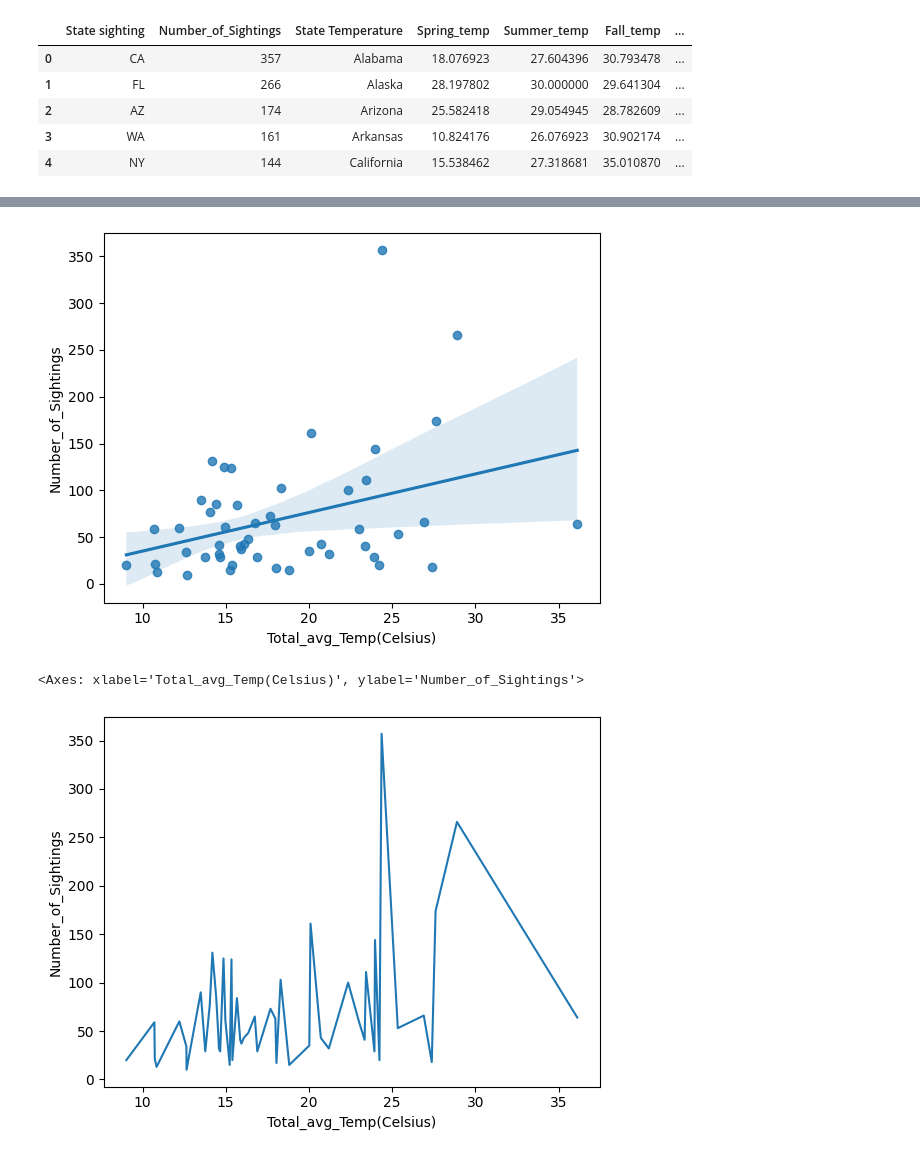
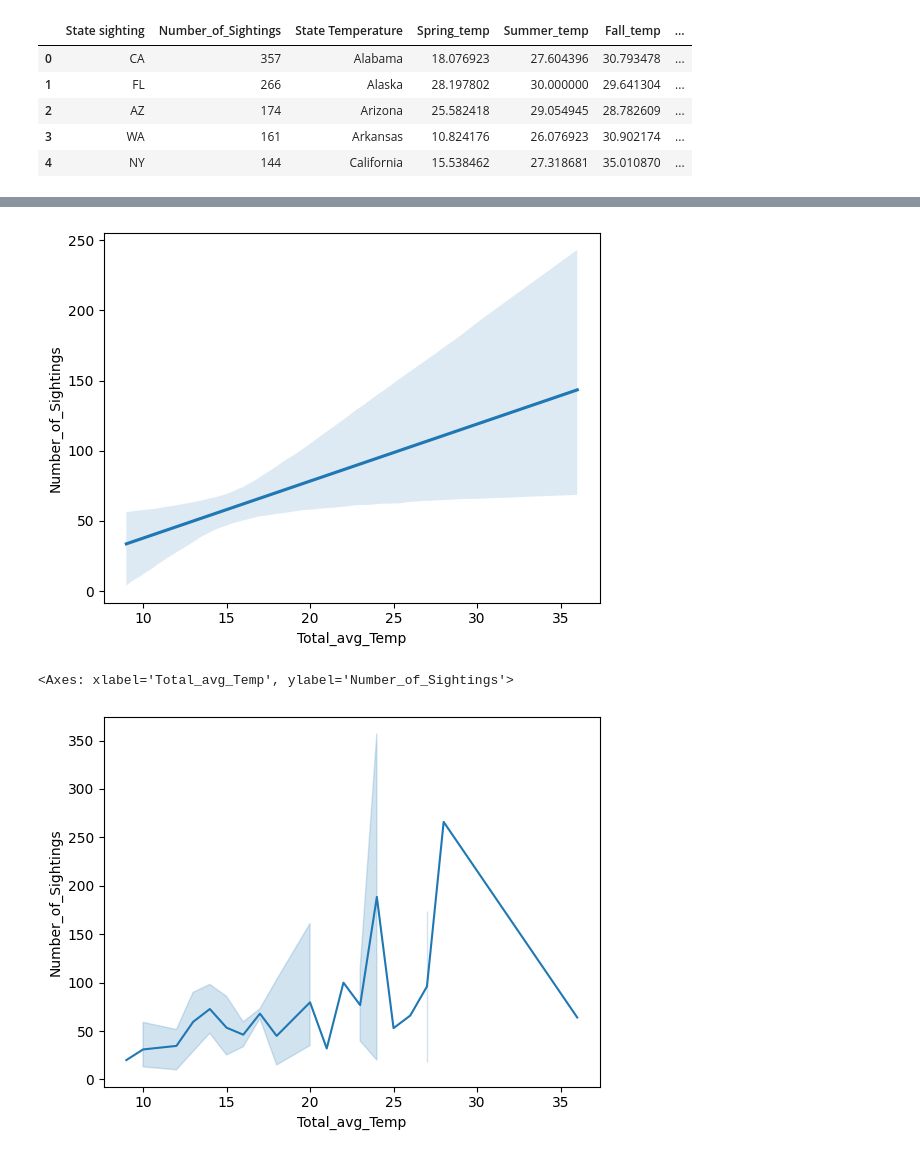
Before and after one commit to southsidefreddy/ufo_project, a Jupyter notebook: ufo.ipynb, the cells around one changed output, grey strips where cells are left out. Cells and saved outputs as stored; diff of their text form; code cells hidden in the pictures.

```diff
--- a/ufo.ipynb
+++ b/ufo.ipynb
@@ -198,0 +200,8 @@ I would also like to convert the original data sources into tables and do an SQL
+# %%
+# convert data type from float to int
+# drop Nan values
+
+ufo = ufo.astype({'Spring_temp':'int','Fall_temp':'int', 'Winter_temp':'int', 'Summer_temp': 'int', 'Total_avg_Temp': 'int'})
+ufo = ufo.dropna()
+
+ufo.head()
@@ -232,5 +248,3 @@ for row in c.fetchall():
-# %%
-ufo.dropna(inplace=True)
 # %% [markdown]
 ## Visualizatons
 
@@ -245,13 +263,13 @@ sns.scatterplot(x='Number_of_Sightings', y='Total_avg_Temp(Celsius)', data=ufo);
 # %%
 # create a regplot that compares Number_of_Sightings with Total_avg_Temp
 
-sns.regplot( x='Total_avg_Temp(Celsius)', y='Number_of_Sightings', data=ufo);
+sns.regplot( x='Total_avg_Temp', y='Number_of_Sightings', data=ufo, scatter=False);
 # %% [output]
-[figure, old version]
+[figure, new version]
 # %%
 # create a lineplot with seaborn that compares Number_of_Sightings with Total_avg_Temp
 
-sns.lineplot( x= 'Total_avg_Temp(Celsius)', y= 'Number_of_Sightings', data=ufo)
+sns.lineplot( x= 'Total_avg_Temp', y= 'Number_of_Sightings', data=ufo)
 # %% [output]
-<Axes: xlabel='Total_avg_Temp(Celsius)', ylabel='Number_of_Sightings'>
+<Axes: xlabel='Total_avg_Temp', ylabel='Number_of_Sightings'>
-[figure, old version]
+[figure, new version]
```
Also changed, not shown: parts of 13 cells of this notebook.
